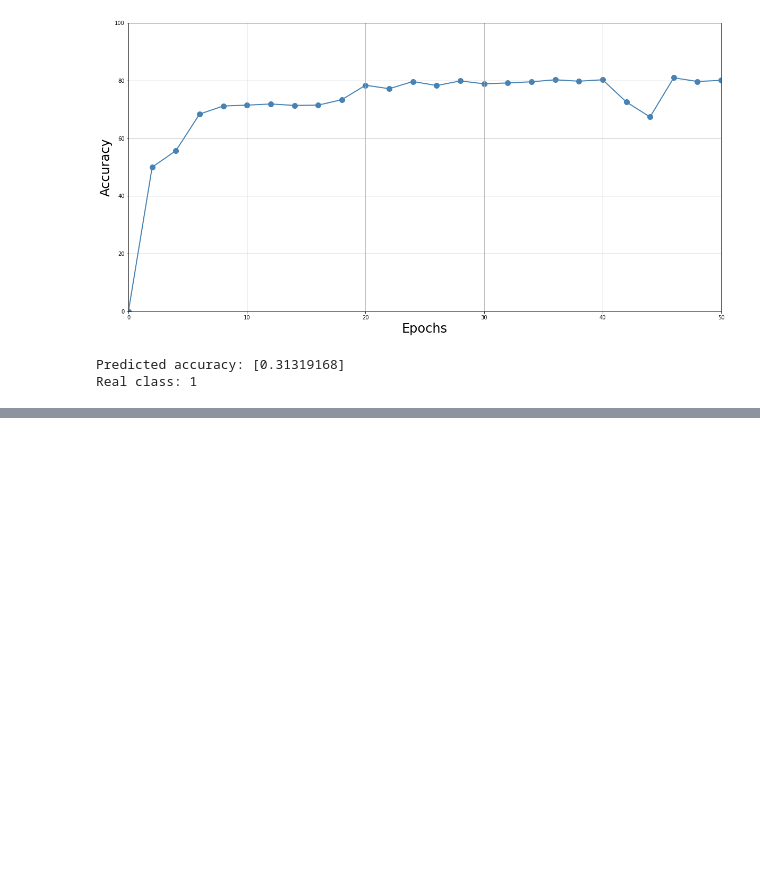
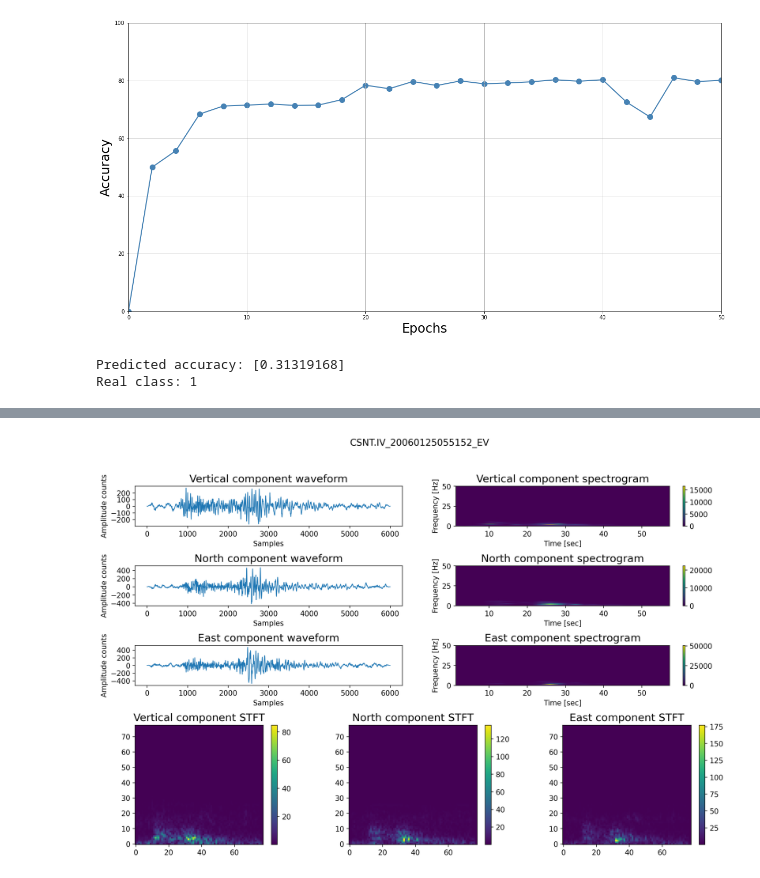
Before and after one commit to jbienkowski/saigon, a Jupyter notebook: experiment_1_validation.ipynb, the cells around one changed output, grey strips where cells are left out. Drawn from its saved outputs; the diff is of its cells as text; code cells hidden in the pictures; blank space fills up the shorter version.

```diff
--- a/experiment_1_validation.ipynb
+++ b/experiment_1_validation.ipynb
@@ -60,7 +63,10 @@ def plot_all(do, label, file_path=None):
     d1 = pd.DataFrame(data=do[1][:SAMPLES])
     d2 = pd.DataFrame(data=do[2][:SAMPLES])
 
-    fig = plt.figure(figsize=(16, 10), dpi=80)
+    plt.rc('font', size=11)
+    plt.rc('axes', titlesize=16)
+
+    fig = plt.figure(figsize=(16, 10), dpi=227)
     ax1 = plt.subplot2grid((5, 6), (0, 0), colspan=3)
     ax2 = plt.subplot2grid((5, 6), (1, 0), colspan=3)
     ax3 = plt.subplot2grid((5, 6), (2, 0), colspan=3)
@@ -241,0 +248,4 @@ plot_seismograms(X_VALID[idx], KEYS_VALID[idx].decode("utf-8"))
+# %%
+plot_all(X_VALID[idx], KEYS_VALID[idx].decode("utf-8"))
+# %% [output]
+[figure, added]
```
Also changed, not shown: parts of 3 cells of this notebook, 3 other files.
